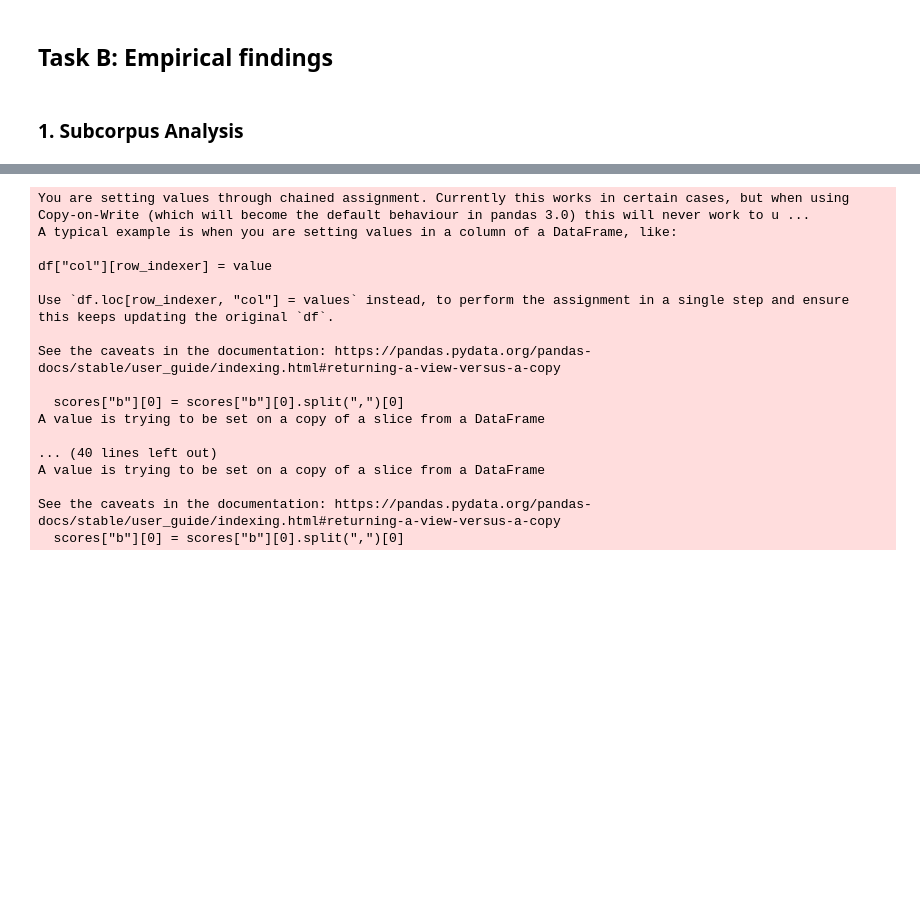
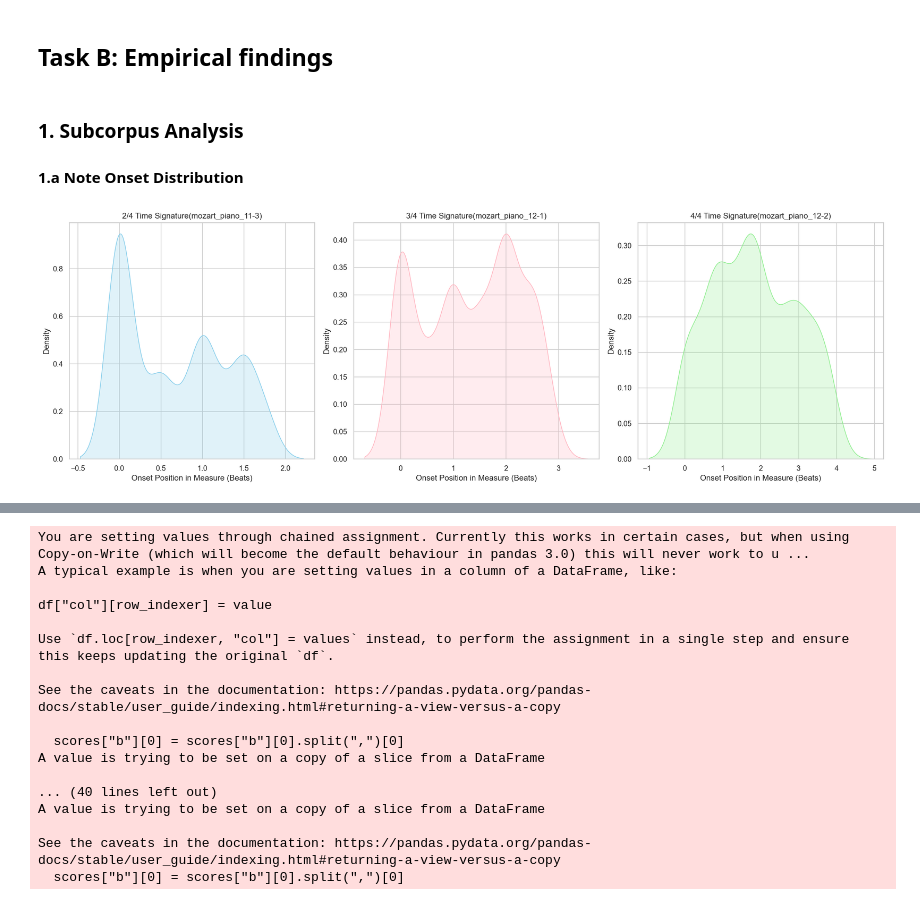
Before and after one commit to JorisMonnet/DM_Assignement1, a Jupyter notebook: empirical_findings.ipynb, the cells around one changed output, grey strips where cells are left out. Saved outputs shown, nothing was run; the diff lists cells and outputs as text; code cells hidden in the pictures; blank space fills up the shorter version.

```diff
--- a/empirical_findings.ipynb
+++ b/empirical_findings.ipynb
@@ -11,3 +11,4 @@ Due Date: 27/03/2024
 ## Task B: Empirical findings
 # %% [markdown]
 ### 1. Subcorpus Analysis
+#### 1.a Note Onset Distribution
@@ -13,0 +23,38 @@ Due Date: 27/03/2024
+# %%
+# 2/4
+score1 = music21.converter.parse('./asap-dataset/Mozart/Piano_Sonatas/11-3/xml_score.musicxml')
+# 3/4
+score2 = music21.converter.parse('./asap-dataset/Mozart/Piano_Sonatas/12-1/xml_score.musicxml')
+# 4/4
+score3 = music21.converter.parse('./asap-dataset/Mozart/Piano_Sonatas/12-2/xml_score.musicxml')
+# %%
+# DataFrame
+score1_df = parse_score_to_dataframe(score1)
+score2_df = parse_score_to_dataframe(score2)
+score3_df = parse_score_to_dataframe(score3)
+
+# onsets
+onsets_note_info1 = extract_onset_in_measure(score1_df).astype(float)
+onsets_note_info2 = extract_onset_in_measure(score2_df).astype(float)
+onsets_note_info3 = extract_onset_in_measure(score3_df).astype(float)
+# %%
+sns.set(style="whitegrid")
+colors = ['skyblue', 'lightpink', 'lightgreen']
+
+fig, axs = plt.subplots(1, 3, figsize=(18, 6))
+
+titles = ['2/4 Time Signature(mozart_piano_11-3)', '3/4 Time Signature(mozart_piano_12-1)',
+          '4/4 Time Signature(mozart_piano_12-2)']
+onsets_note_infos = [onsets_note_info1, onsets_note_info2, onsets_note_info3]
+time_signatures = [2, 3, 4]
+
+for i, (onsets_note_info, ts) in enumerate(zip(onsets_note_infos, time_signatures)):
+    sns.kdeplot(onsets_note_info, ax=axs[i], bw_adjust=1, fill=True, color=colors[i])
+    axs[i].set_title(titles[i])
+    axs[i].set_xlabel('Onset Position in Measure (Beats)')
+    axs[i].set_ylabel('Density')
+
+plt.tight_layout()
+plt.show()
+# %% [output]
+[figure, added]
```
Also changed, not shown: parts of 5 cells of this notebook, 1 other file.
